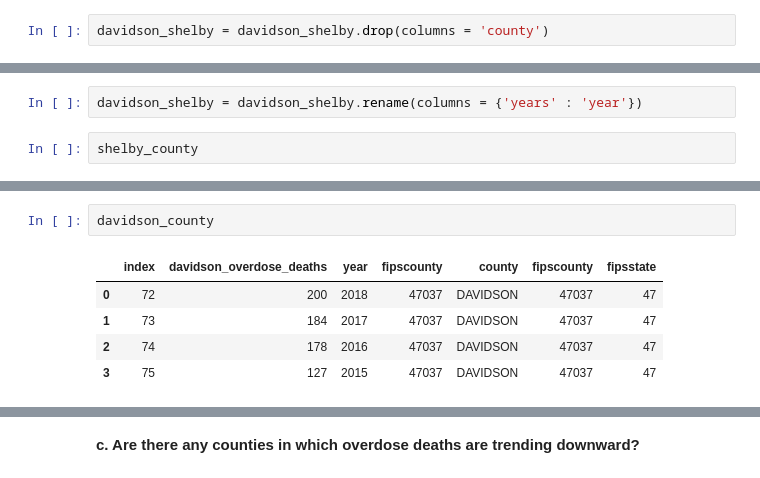
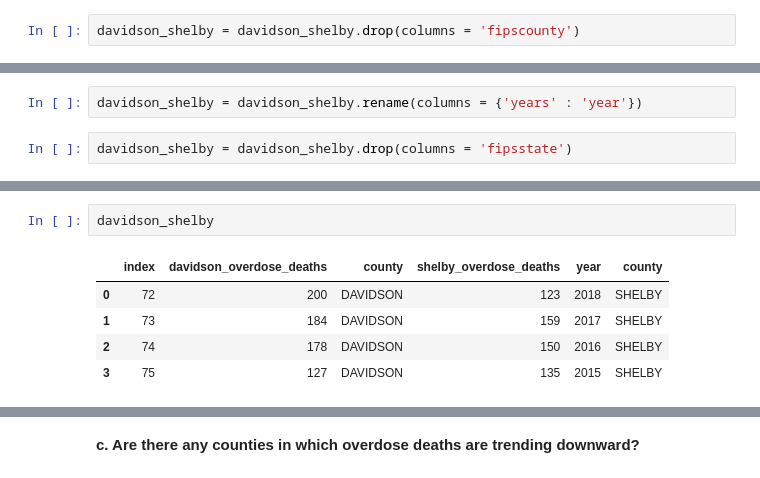
Before and after one commit to NSS-Full-Time-Data-Analytics-14/prescription-drugs-python-snickers, a Jupyter notebook: Notebook/Prescriptions_Project.ipynb, the cells around one changed output, grey strips where cells are left out. Cells and saved outputs as stored; diff of their text form.

```diff
--- a/Notebook/Prescriptions_Project.ipynb
+++ b/Notebook/Prescriptions_Project.ipynb
@@ -94,10 +94,10 @@ davidson_shelby
 | 2 | 74 | 178 | 2016 | 47037 | DAVIDSON | 47037 | 47 | ... |
 | 3 | 75 | 127 | 2015 | 47037 | DAVIDSON | 47037 | 47 | ... |
 # %%
-davidson_shelby = davidson_shelby.drop(columns = 'county')
+davidson_shelby = davidson_shelby.drop(columns = 'fipscounty')
 # %%
 davidson_shelby = davidson_shelby.drop(columns = 'year')
 # %%
 davidson_shelby = davidson_shelby.rename(columns = {'years' : 'year'})
 # %%
-shelby_county
+davidson_shelby = davidson_shelby.drop(columns = 'fipsstate')
@@ -110,8 +104,8 @@ shelby_county
 # %%
-davidson_county
+davidson_shelby
 # %% [output]
-|  | index | davidson_overdose_deaths | year | fipscounty | county | fipscounty | fipsstate |
-| 0 | 72 | 200 | 2018 | 47037 | DAVIDSON | 47037 | 47 |
-| 1 | 73 | 184 | 2017 | 47037 | DAVIDSON | 47037 | 47 |
-| 2 | 74 | 178 | 2016 | 47037 | DAVIDSON | 47037 | 47 |
-| 3 | 75 | 127 | 2015 | 47037 | DAVIDSON | 47037 | 47 |
+|  | index | davidson_overdose_deaths | county | shelby_overdose_deaths | year | county |
+| 0 | 72 | 200 | DAVIDSON | 123 | 2018 | SHELBY |
+| 1 | 73 | 184 | DAVIDSON | 159 | 2017 | SHELBY |
+| 2 | 74 | 178 | DAVIDSON | 150 | 2016 | SHELBY |
+| 3 | 75 | 127 | DAVIDSON | 135 | 2015 | SHELBY |
```
Also changed, not shown: parts of 29 cells of this notebook.
